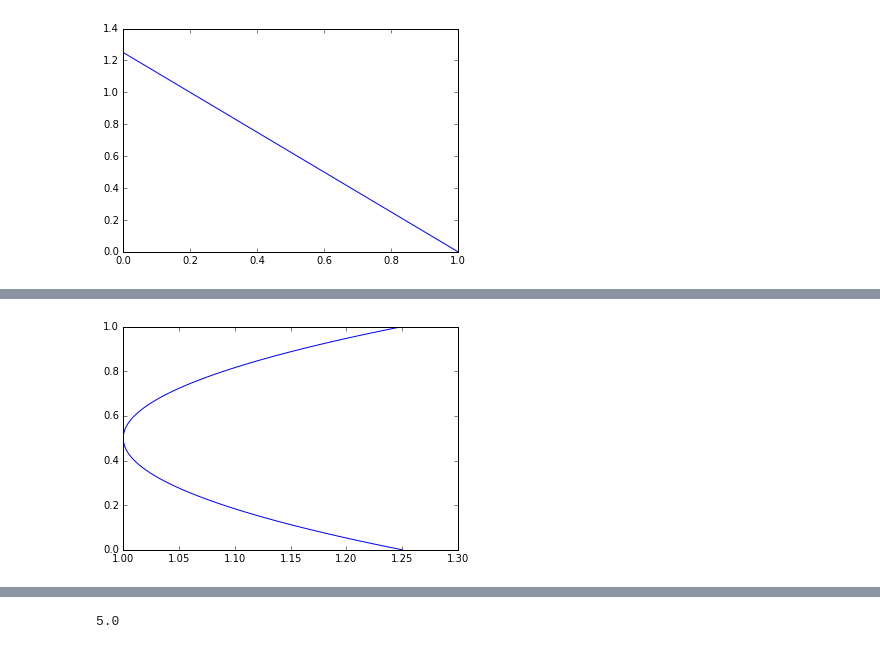
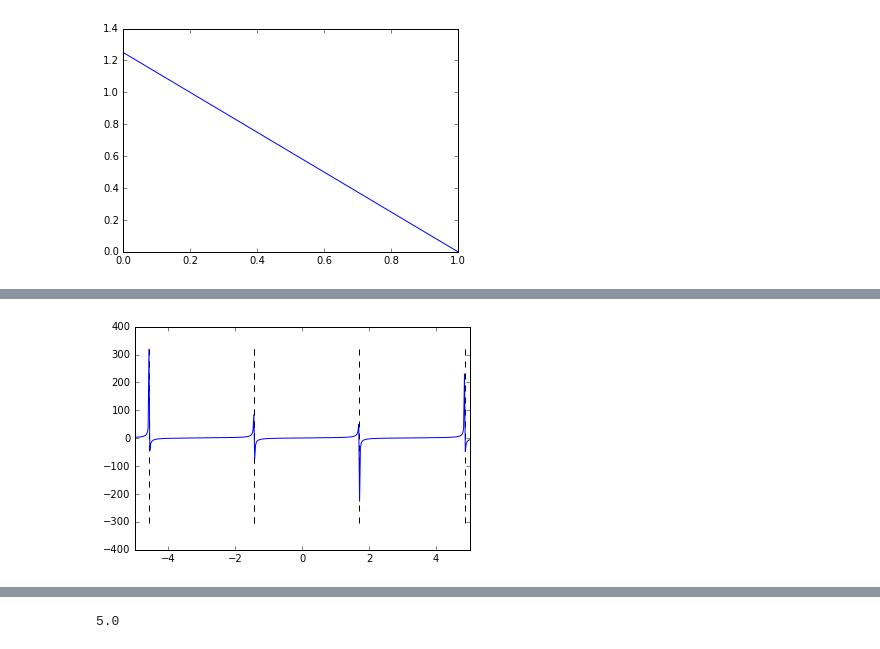
Before and after one commit to alexrisman/graphing_notebooks, a Jupyter notebook: graphing_examples.ipynb, the cells around one changed output, grey strips where cells are left out. Saved outputs shown, nothing was run; the diff lists cells and outputs as text; code cells hidden in the pictures.

```diff
--- a/graphing_examples.ipynb
+++ b/graphing_examples.ipynb
@@ -27,9 +28,11 @@ def f(x, m, x1, y1):
     return m*(x-x1)+y1
 
 def draw_plot(m, x1, y1):
-    x = list(np.linspace(0,1,100))
+    x_lim = 5
+    x = list(np.linspace(-x_lim, x_lim, 400))
     y = list(map(lambda elem : f(elem, m, x1, y1), x))
     plt.plot(x, y)
+    plt.xlim(-x_lim, x_lim)
     plt.show()
 
 interact(draw_plot, m=(1.), x1=(1.), y1=(1.))
@@ -42,7 +45,8 @@ def f(x, A, B, C):
     return 1.*(C-A*x)/B
 
 def draw_plot(A, B, C):
-    x = list(np.linspace(0,1,100))
+    x_lim = 5
+    x = list(np.linspace(-x_lim, x_lim, 400))
     y = list(map(lambda elem : f(elem, A, B, C), x))
     plt.plot(x, y)
     plt.show()
@@ -67,14 +238,16 @@ interact(draw_plot, a=(1.), h=(.5), k=(1.))
 <function __main__.draw_plot>
 # %%
-# 5. parabola standard form
-def f(x, a, b, c):
-    return a*x**2+b*x+c
+# 12. sine standard form
+def f(x, a, h, k):
+    return a*np.sin(x-h) + k
 
-def draw_plot(a, b, c):
-    x = list(np.linspace(0,1,100))
-    y = list(map(lambda elem : f(elem, a, b, c), x))
+def draw_plot(a, h, k):
+    x_lim = 5
+    x = list(np.linspace(-x_lim, x_lim, 400))
+    y = list(map(lambda elem : f(elem, a, h, k), x))
     plt.plot(x, y)
+    plt.xlim(-x_lim, x_lim)
     plt.show()
 
-interact(draw_plot, a=(1.), b=(-1.), c=(1.))
+interact(draw_plot, a=(1.), h=(-1.), k=(1.))
 # %% [output]
@@ -83,14 +255,24 @@ interact(draw_plot, a=(1.), b=(-1.), c=(1.))
 # %%
-# 6. parabola horizontal form
-def f(y, a, h, k):
-    return a*(y-h)**2+k
+# 13. tangent standard form
+def f(x, a, h, k):
+    return a*np.tan(x-h) + k
 
 def draw_plot(a, h, k):
-    y = list(np.linspace(0,1,100))
-    x = list(map(lambda elem : f(elem, a, h, k), y))
+    x_lim = 5
+    x = list(np.linspace(-x_lim, x_lim, 400))
+    y = list(map(lambda elem : f(elem, a, h, k), x))
+    y_lim = max(max(y), min(y), key=abs)
+    for i in range(int(round(x_lim/np.pi))+1):
+        pos_asymptote = np.pi/2+h + i*np.pi
+        neg_asymptote = np.pi/2+h - i*np.pi
+        if pos_asymptote < x_lim:
+            plt.vlines(pos_asymptote, y_lim, -y_lim, linestyles='dashed')
+        if neg_asymptote > -x_lim:
+            plt.vlines(neg_asymptote, y_lim, -y_lim, linestyles='dashed')
     plt.plot(x, y)
+    plt.xlim(-x_lim, x_lim)
     plt.show()
 
-interact(draw_plot, a=(1.), h=(.5), k=(1.))
+interact(draw_plot, a=(1.), h=(-1.), k=(1.))
 # %% [output]
-[figure, old version]
+[figure, new version]
```
Also changed, not shown: parts of 18 cells of this notebook.
